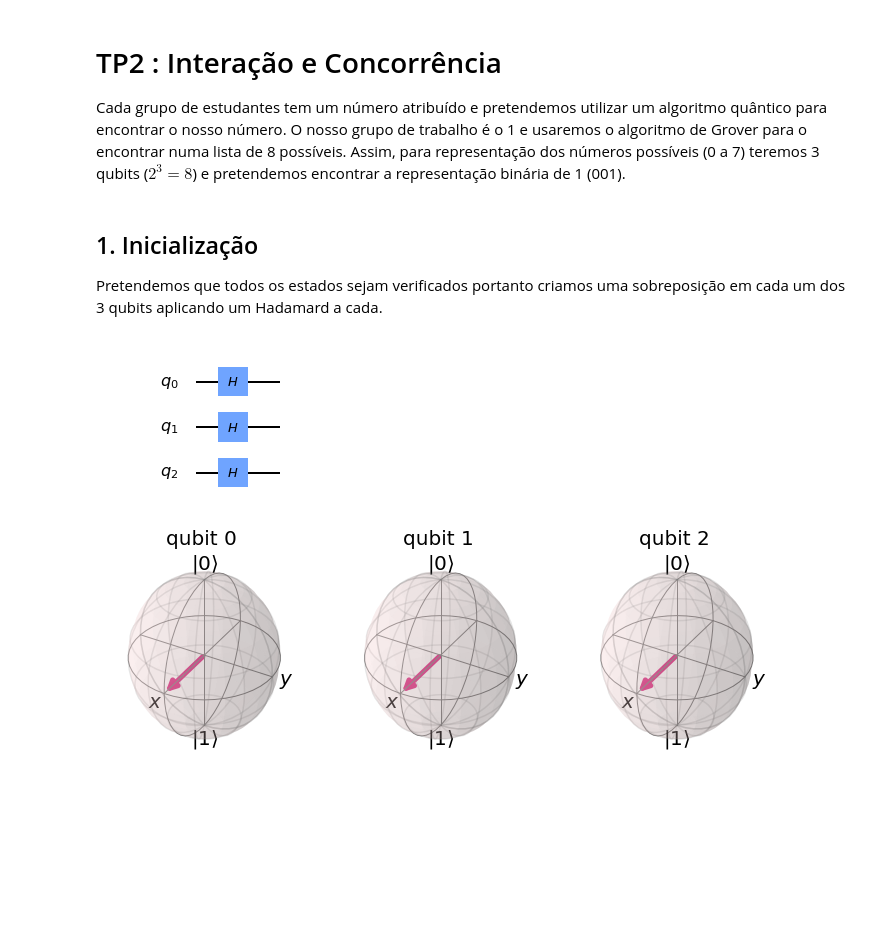
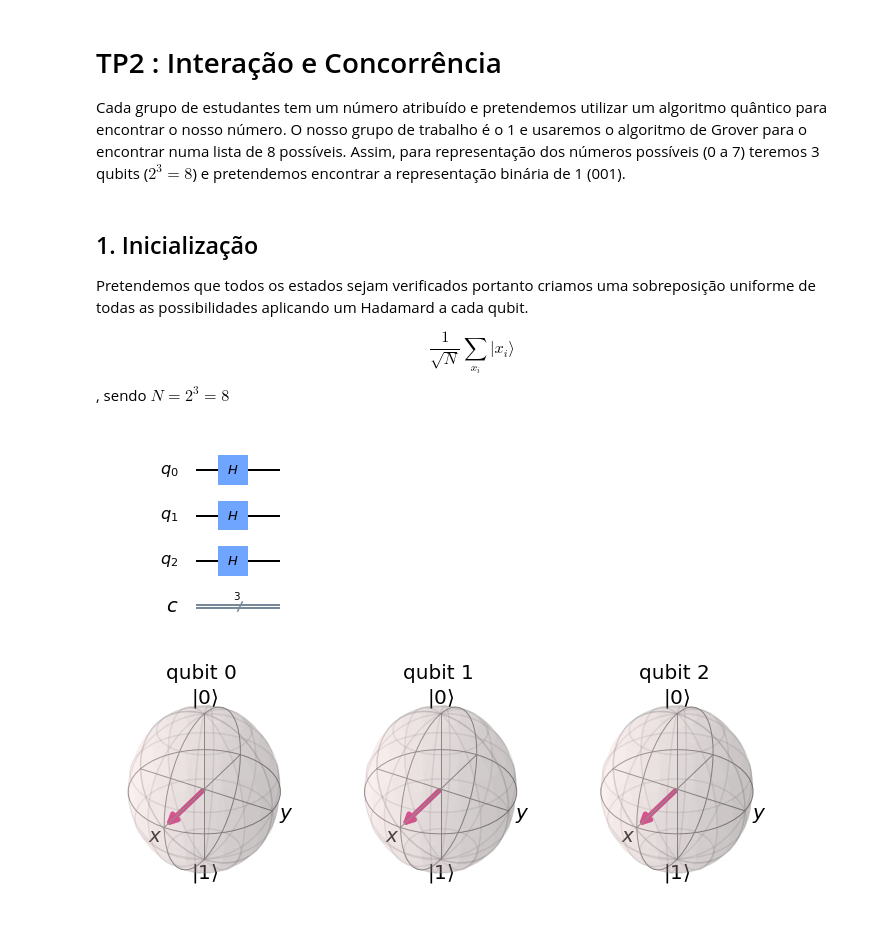
Before and after one commit to SiIky/ic-1920-tp, a Jupyter notebook: tp2/TP2.ipynb, the cells around one changed output. Saved outputs shown, nothing was run; the diff lists cells and outputs as text; code cells hidden in the pictures; blank space fills up the shorter version.

```diff
--- a/tp2/TP2.ipynb
+++ b/tp2/TP2.ipynb
@@ -14,17 +14,23 @@ backend_unitary = Aer.get_backend('unitary_simulator')
 backend = Aer.get_backend("qasm_simulator")
 # %% [markdown]
 ## 1. Inicialização
-Pretendemos que todos os estados sejam verificados portanto criamos uma sobreposição em cada um dos 3 qubits aplicando um Hadamard a cada.
+Pretendemos que todos os estados sejam verificados portanto criamos uma sobreposição uniforme de todas as possibilidades aplicando um Hadamard a cada qubit.
+
+$$ \frac{1}{\sqrt{N}} \sum_{x_i} \lvert x_i \rangle$$, sendo $N = 2^3 = 8$
 # %%
-qr = QuantumRegister(3,'q')
+n = 3 # nº de bits
+N = 2 ** n
 
-init = QuantumCircuit(qr)
+cr = ClassicalRegister(n, 'c')
+qr = QuantumRegister(n, 'q')
+
+init = QuantumCircuit(qr, cr)
 
 init.h(qr)
 
 init.draw('mpl')
 # %% [output]
-[figure, old version]
+[figure, new version]
 # %%
 result = execute(init, backend_state).result()
 qstate = result.get_statevector(init)
```
Also changed, not shown: parts of 23 cells of this notebook.
